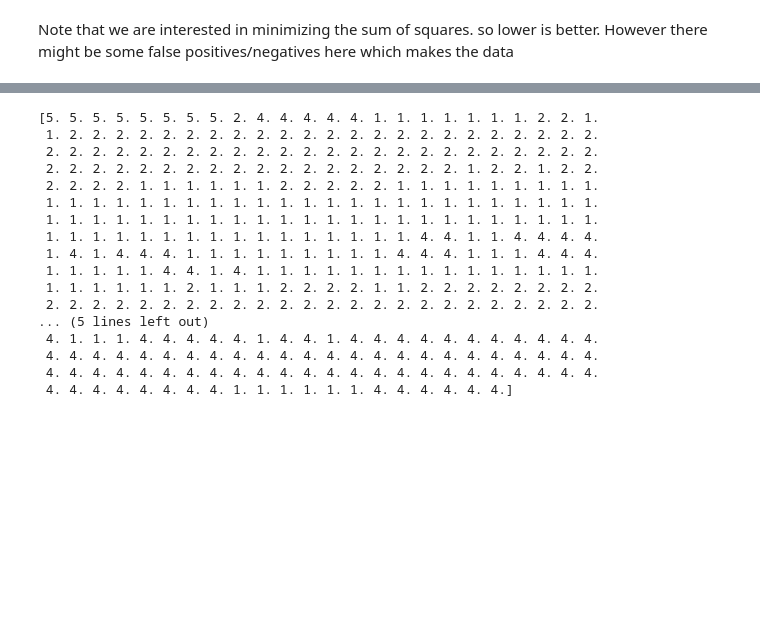
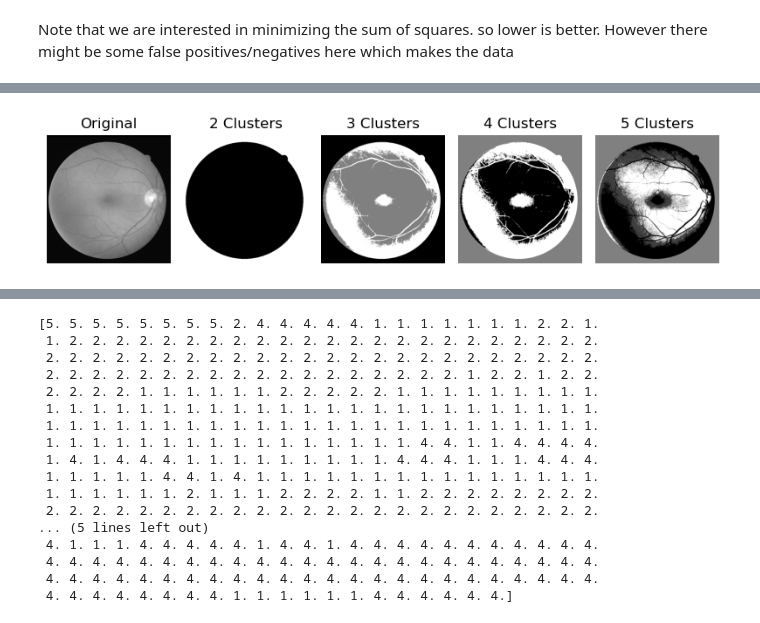
Before and after one commit to Thire399/CAS_739_Project, a Jupyter notebook: Main.ipynb, the cells around one changed output, grey strips where cells are left out. Drawn from its saved outputs; the diff is of its cells as text; code cells hidden in the pictures; blank space fills up the shorter version.

```diff
--- a/Main.ipynb
+++ b/Main.ipynb
@@ -679,0 +668,22 @@ ga_instance.plot_new_solution_rate()
+# %%
+fig, ax = plt.subplots(1, 5, figsize = (8, 8))
+ax[0].imshow(image, cmap = 'gray')
+ax[0].set_title('Original')
+ax[0].axis('off')
+ax[1].imshow(final_segmentation2, cmap = 'gray')
+ax[1].set_title('2 Clusters')
+ax[1].axis('off')
+ax[2].imshow(final_segmentation3, cmap = 'gray')
+ax[2].set_title('3 Clusters')
+ax[2].axis('off')
+ax[3].imshow(final_segmentation4, cmap = 'gray')
+ax[3].set_title('4 Clusters')
+ax[3].axis('off')
+ax[4].imshow(final_segmentation, cmap = 'gray')
+ax[4].set_title('5 Clusters')
+ax[4].axis('off')
+plt.tight_layout()
+plt.savefig('OutPut/EA2345All.png', dpi = 400, bbox_inches = 'tight')
+plt.show()
+# %% [output]
+[figure, added]
```
Also changed, not shown: parts of 9 cells of this notebook.
